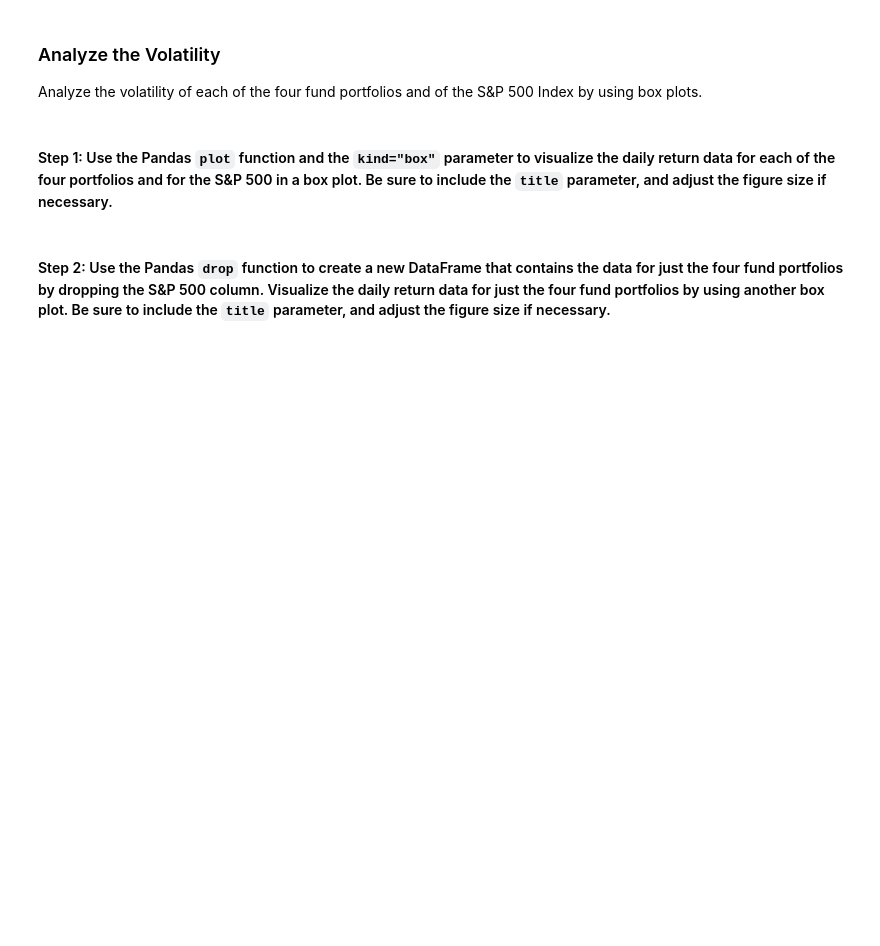
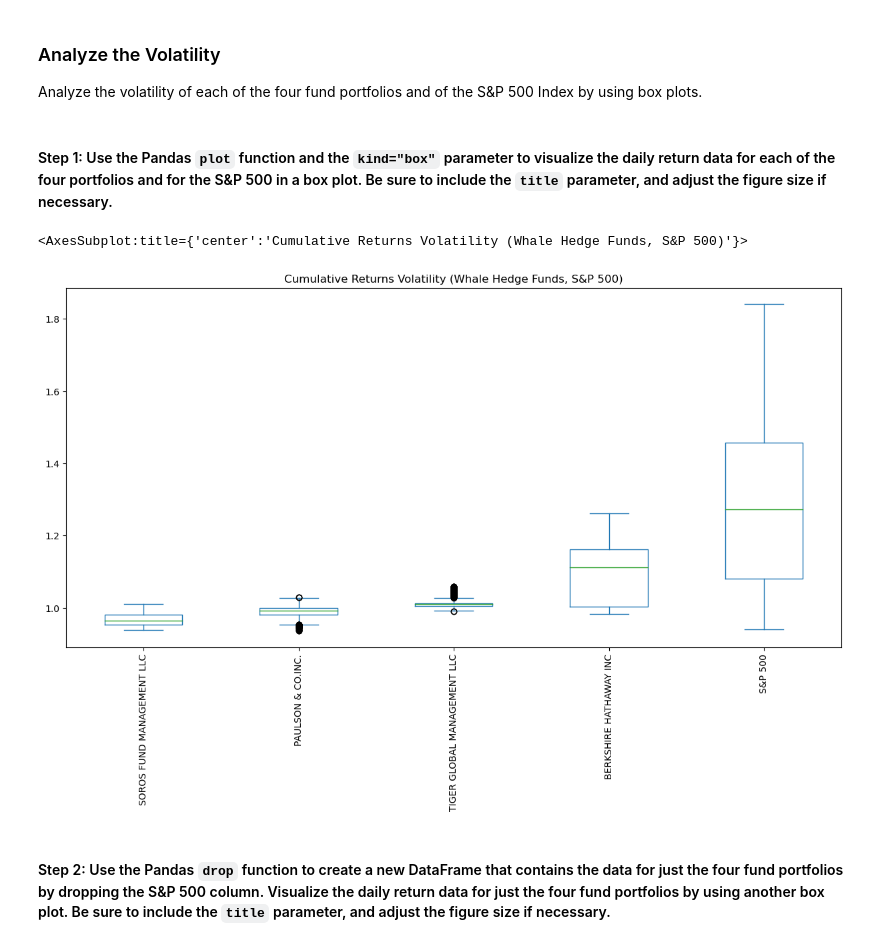
Before and after one commit to MLeGare29/RISK_RETURN_ANALYSIS, a Jupyter notebook: risk_return_analysis.ipynb, the cells around one changed output. Saved outputs shown, nothing was run; the diff lists cells and outputs as text; code cells hidden in the pictures; blank space fills up the shorter version.

```diff
--- a/risk_return_analysis.ipynb
+++ b/risk_return_analysis.ipynb
@@ -195,7 +209,10 @@ Analyze the volatility of each of the four fund portfolios and of the S&P 500 In
 # %%
 # Use the daily return data to create box plots to visualize the volatility of the 4 funds and the S&P 500
 # Include a title parameter and adjust the figure size
-# YOUR CODE HERE
+cumulative_returns.plot(kind='box', figsize=(15, 7), title='Cumulative Returns Volatility (Whale Hedge Funds, S&P 500)', rot=90)
+# %% [output]
+<AxesSubplot:title={'center':'Cumulative Returns Volatility (Whale Hedge Funds, S&P 500)'}>
+[figure, added]
 # %% [markdown]
 #### Step 2: Use the Pandas `drop` function to create a new DataFrame that contains the data for just the four fund portfolios by dropping the S&P 500 column. Visualize the daily return data for just the four fund portfolios by using another box plot. Be sure to include the `title` parameter, and adjust the figure size if necessary.
 # %%
```
Also changed, not shown: parts of 4 cells of this notebook.
